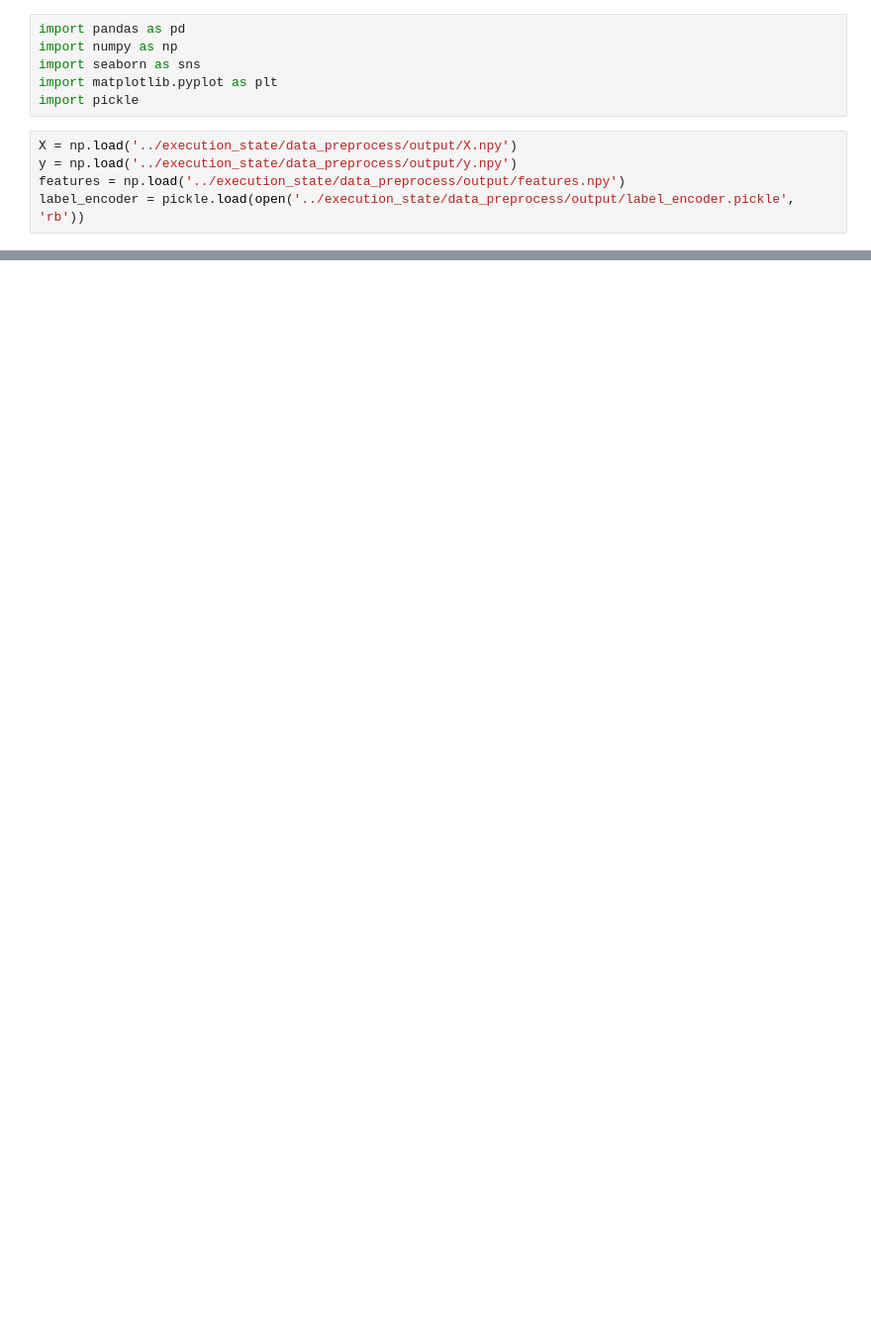
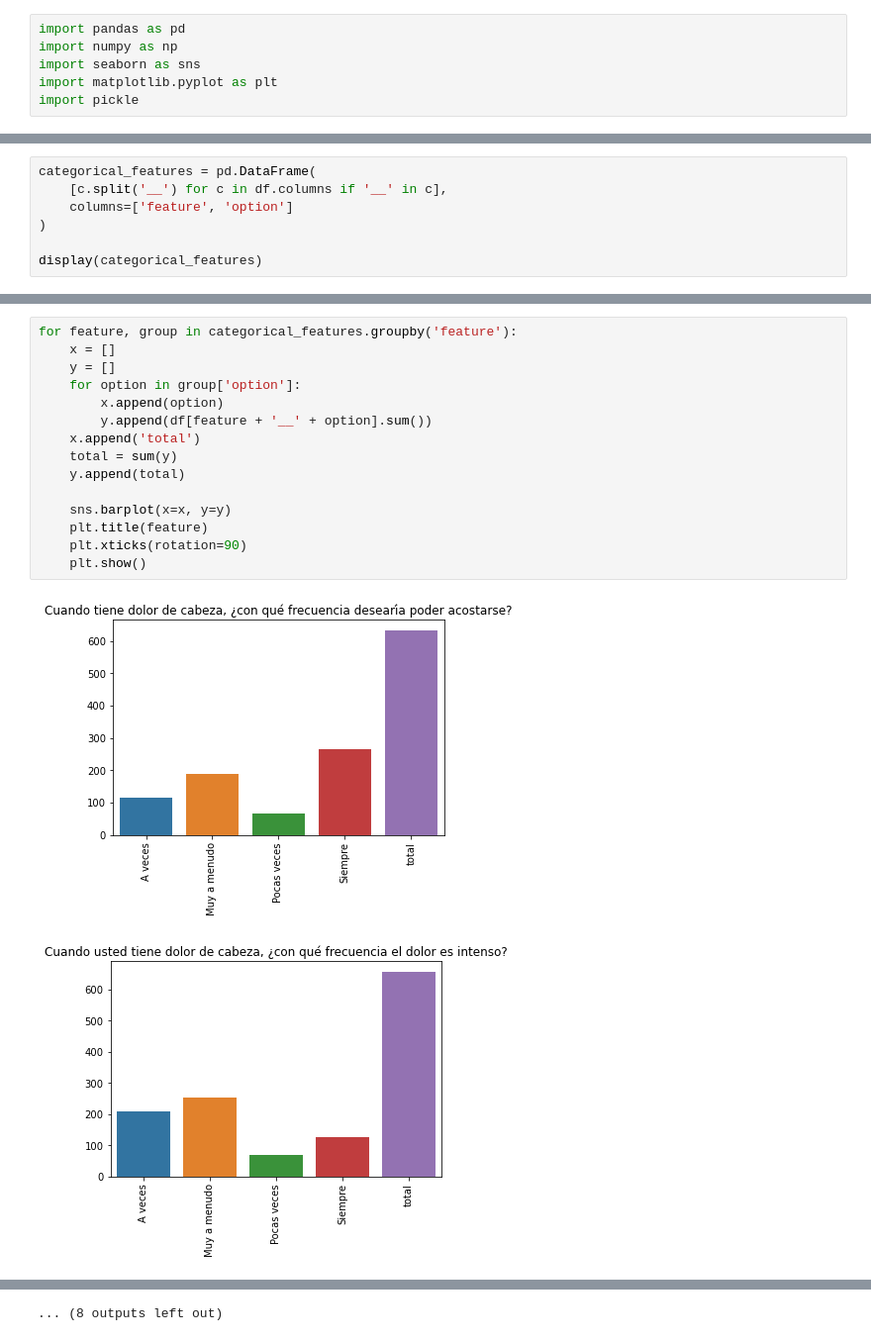
Before and after one commit to Laouen/PhD_entelai_predoc, a Jupyter notebook: notebooks/dataset_demografy.ipynb, the cells around one changed output, grey strips where cells are left out. Shown at 99% size. Drawn from its saved outputs; the diff is of its cells as text; blank space fills up the shorter version.

Commit message:
finished the implementation of the experiment execution

```diff
--- a/notebooks/dataset_demografy.ipynb
+++ b/notebooks/dataset_demografy.ipynb
@@ -4,8 +4,3 @@ import numpy as np
 import seaborn as sns
 import matplotlib.pyplot as plt
 import pickle
-# %%
-X = np.load('../execution_state/data_preprocess/output/X.npy')
-y = np.load('../execution_state/data_preprocess/output/y.npy')
-features = np.load('../execution_state/data_preprocess/output/features.npy')
-label_encoder = pickle.load(open('../execution_state/data_preprocess/output/label_encoder.pickle', 'rb'))
@@ -13,0 +9,7 @@ y_classes = label_encoder.inverse_transform(y)
+# %%
+categorical_features = pd.DataFrame(
+    [c.split('__') for c in df.columns if '__' in c],
+    columns=['feature', 'option']
+)
+
+display(categorical_features)
@@ -13,0 +30,18 @@ y_classes = label_encoder.inverse_transform(y)
+# %%
+for feature, group in categorical_features.groupby('feature'):
+    x = []
+    y = []
+    for option in group['option']:
+        x.append(option)
+        y.append(df[feature + '__' + option].sum())
+    x.append('total')
+    total = sum(y)
+    y.append(total)
+
+    sns.barplot(x=x, y=y)
+    plt.title(feature)
+    plt.xticks(rotation=90)
+    plt.show()
+# %% [output]
+[figure, added]
+[figure, added]
@@ -14 +58,2 @@ y_classes = label_encoder.inverse_transform(y)
+... (8 outputs left out)
 # %%
```
Also changed, not shown: parts of 8 cells of this notebook, 5 other files.
